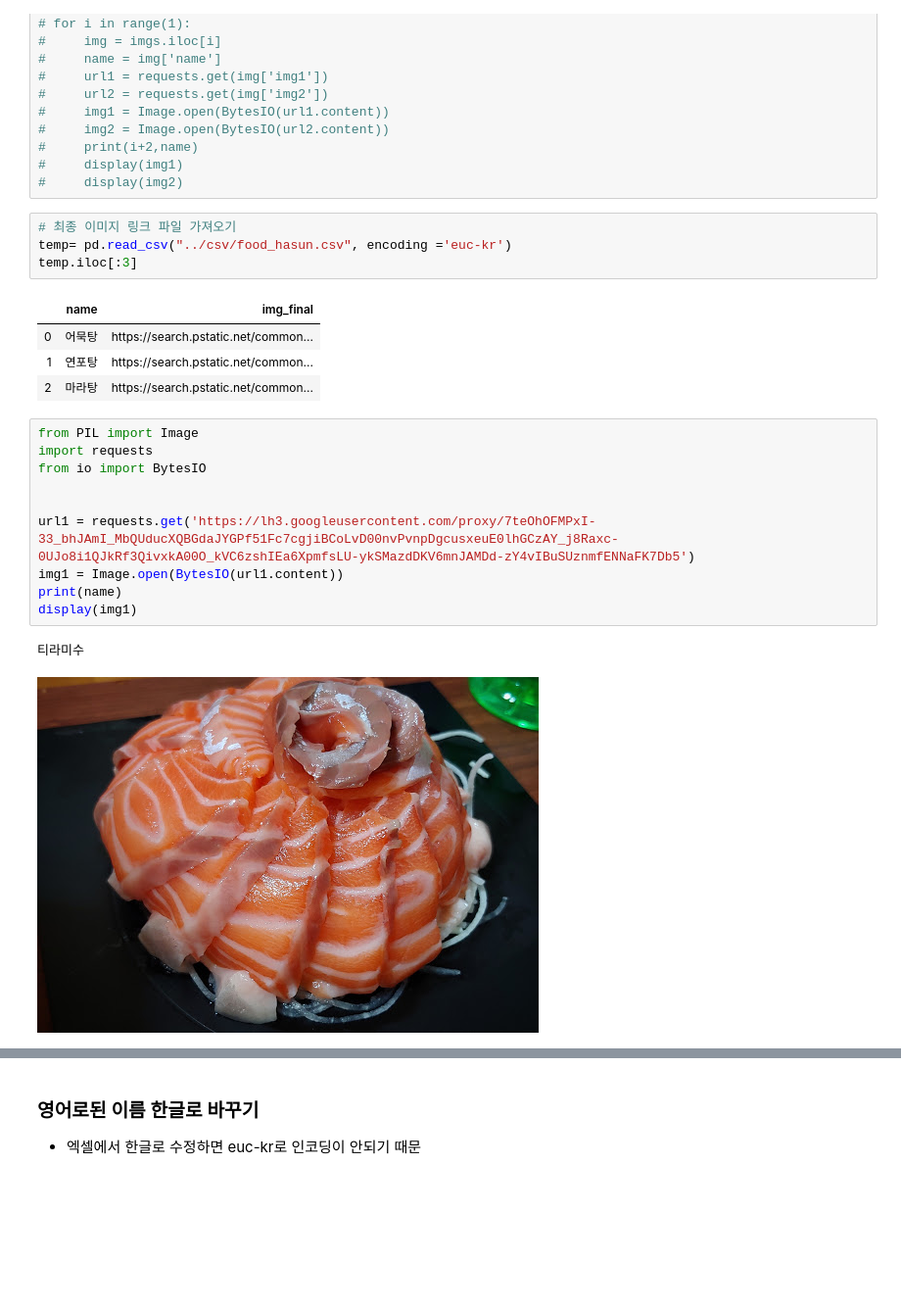
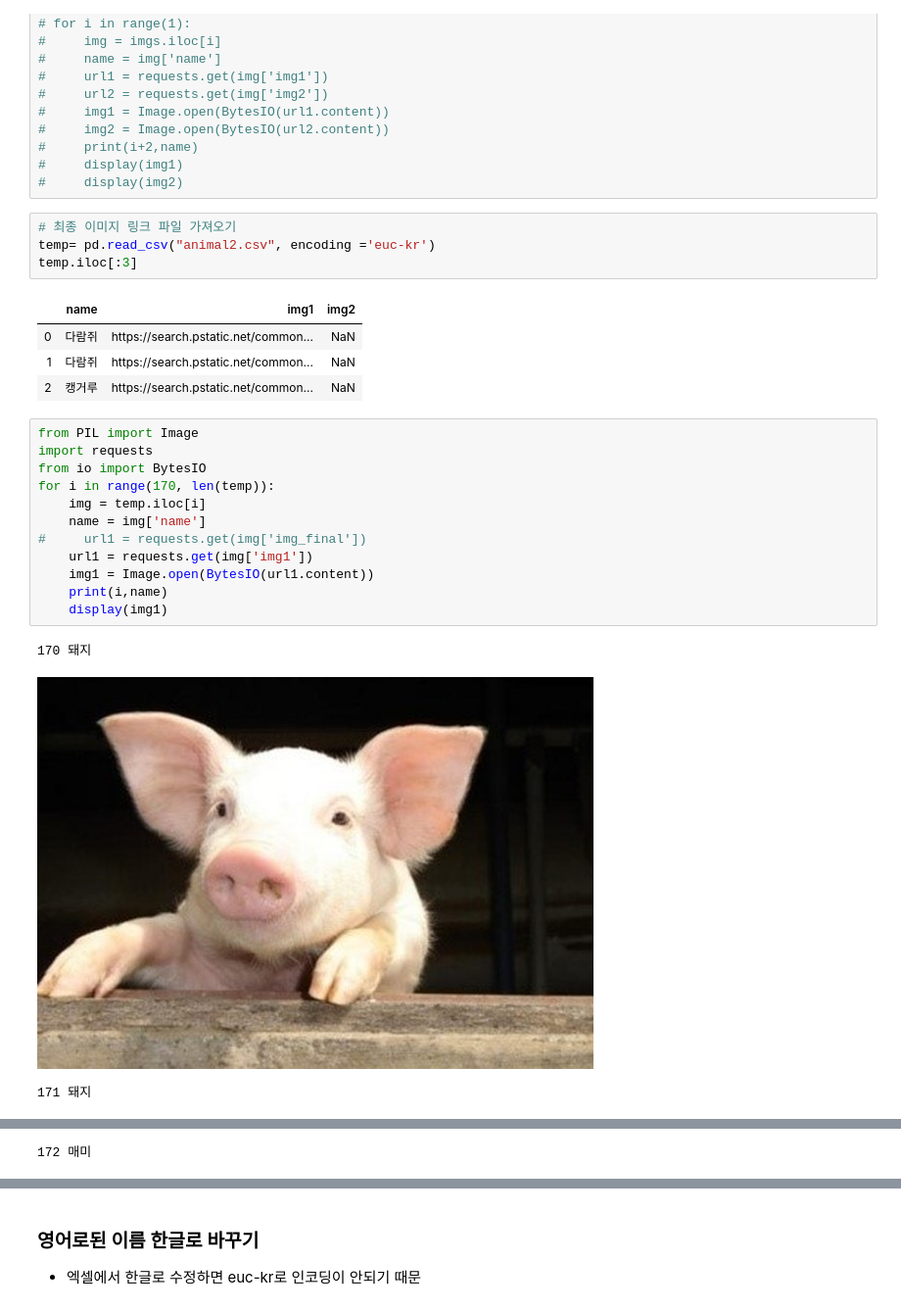
Before and after one commit to dayoungMM/let_it_zoom, a Jupyter notebook: crawing/crawing_jupyter/dayoung_02_select_img.ipynb, the cells around one changed output, grey strips where cells are left out. Shown at 98% size. Saved outputs shown, nothing was run; the diff lists cells and outputs as text; blank space fills up the shorter version.

Commit message:
add animal crawling

```diff
--- a/crawing/crawing_jupyter/dayoung_02_select_img.ipynb
+++ b/crawing/crawing_jupyter/dayoung_02_select_img.ipynb
@@ -23,23 +23,26 @@ imgs = pd.read_csv("food3_dayoung.csv", encoding ='euc-kr')
 #     display(img2)
 # %%
 # 최종 이미지 링크 파일 가져오기
-temp= pd.read_csv("../csv/food_hasun.csv", encoding ='euc-kr')
+temp= pd.read_csv("animal2.csv", encoding ='euc-kr')
 temp.iloc[:3]
 # %% [output]
-|  | name | img_final |
-| 0 | 어묵탕 | https://search.pstatic.net/common... |
-| 1 | 연포탕 | https://search.pstatic.net/common... |
-| 2 | 마라탕 | https://search.pstatic.net/common... |
+|  | name | img1 | img2 |
+| 0 | 다람쥐 | https://search.pstatic.net/common... | NaN |
+| 1 | 다람쥐 | https://search.pstatic.net/common... | NaN |
+| 2 | 캥거루 | https://search.pstatic.net/common... | NaN |
 # %%
 from PIL import Image
 import requests
 from io import BytesIO
-
-
-url1 = requests.get('https://lh3.googleusercontent.com/proxy/7teOhOFMPxI-33_bhJAmI_MbQUducXQBGdaJYGPf51Fc7cgjiBCoLvD00nvPvnpDgcusxeuE0lhGCzAY_j8Raxc-0UJo8i1QJkRf3QivxkA00O_kVC6zshIEa6XpmfsLU-ykSMazdDKV6mnJAMDd-zY4vIBuSUznmfENNaFK7Db5')
-img1 = Image.open(BytesIO(url1.content))
-print(name)
-display(img1)
+for i in range(170, len(temp)):
+    img = temp.iloc[i]
+    name = img['name']
+#     url1 = requests.get(img['img_final'])
+    url1 = requests.get(img['img1'])
+    img1 = Image.open(BytesIO(url1.content))
+    print(i,name)
+    display(img1)
 # %% [output]
-티라미수
+170 돼지
-[figure, old version]
+[figure, new version]
+171 돼지
@@ -45,0 +50 @@ display(img1)
+172 매미
```
Also changed, not shown: parts of 3 cells of this notebook, 4 other files.
